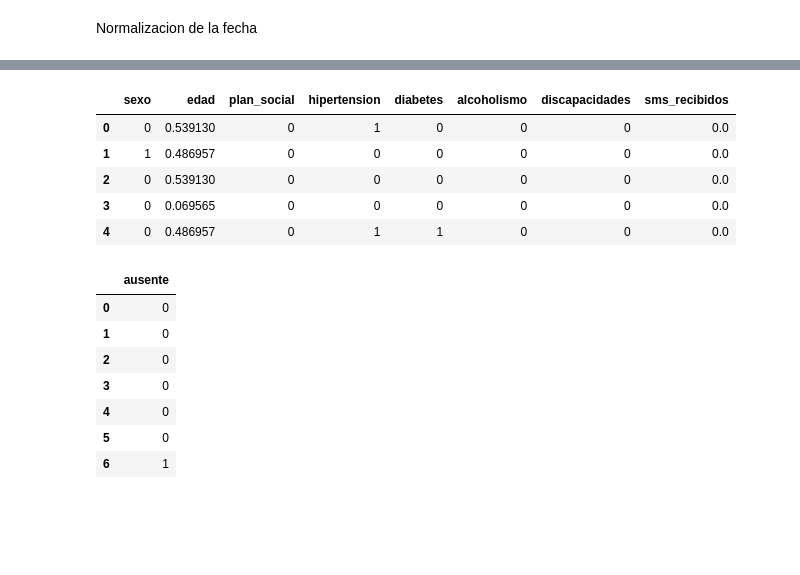
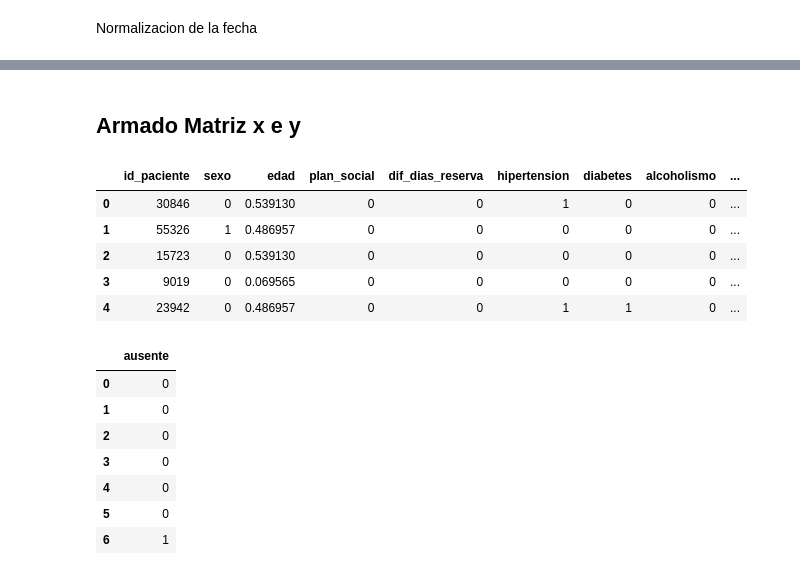
Before and after one commit to LucasMirandaD/Gestion-de-Datos, a Jupyter notebook: LM_Competencia_Ausentismo.ipynb, the cells around one changed output, grey strips where cells are left out. Drawn from its saved outputs; the diff is of its cells as text; code cells hidden in the pictures; blank space fills up the shorter version.

```diff
--- a/LM_Competencia_Ausentismo.ipynb
+++ b/LM_Competencia_Ausentismo.ipynb
@@ -106,6 +110,7 @@ datos['alcoholismo'] = datos['alcoholismo'].astype('category')
 datos['discapacidades'] = datos['discapacidades'].astype('category')
 datos['sms_recibidos'] = datos['sms_recibidos'].astype('category')
 datos['ausente'] = datos['ausente'].astype('category')
+datos['id_paciente'] = datos['id_paciente'].astype('category')
 
 datos.info()
 # %% [output]
@@ -145,16 +136,16 @@ datos.head(5)
 # %%
 datos['sexo'] = datos['sexo'].replace({'F': 0, 'M': 1})
-# %%
-# Convertir las columnas de fecha en formato datetime
-datos['dia_reserva_turno'] = pd.to_datetime(datos['dia_reserva_turno'])
-datos['dia_turno'] = pd.to_datetime(datos['dia_turno'])
-
-# Extraer el mes y el día de las columnas de fecha
-datos['mes_reserva_turno'] = datos['dia_reserva_turno'].dt.month
-datos['dia_reserva_turno'] = datos['dia_reserva_turno'].dt.day
-
-datos['mes_turno'] = datos['dia_turno'].dt.month
-datos['dia_turno'] = datos['dia_turno'].dt.day
+# %%
+# Extraer el día y el mes de la columna de fecha
+datos['dia_reserva_turno'] = pd.to_datetime(datos['dia_reserva_turno']).dt.day
+datos['mes_reserva_turno'] = pd.to_datetime(datos['dia_reserva_turno']).dt.month
+
+datos['dia_turno'] = pd.to_datetime(datos['dia_turno']).dt.day
+datos['mes_turno'] = pd.to_datetime(datos['dia_turno']).dt.month
+
+# Calcular la diferencia de días entre reserva y turno
+datos['dif_dias_reserva'] = datos['dia_turno'] - datos['dia_reserva_turno']
+datos['dif_meses_reserva'] = datos['mes_turno'] - datos['mes_reserva_turno']
 # %% [markdown]
 Normalizacion de datos numericos
 # %%
@@ -199,0 +198,9 @@ datos.head(5)
+# %%
+# Especificar el nuevo orden de las columnas
+new_columns = ['id', 'id_turno', 'cod_barrio', 'dia_reserva_turno', 'dia_turno', 'id_paciente', 'sexo', 'edad', 'plan_social', 'dif_dias_reserva', 'hipertension', 'diabetes', 'alcoholismo', 'discapacidades', 'sms_recibidos', 'ausente']
+
+# Reordenar las columnas utilizando reindex
+datos = datos.reindex(columns=new_columns)
+
+# Mostrar los datos actualizados
+datos.head(5)
@@ -200,11 +214,13 @@ datos.head(5)
+# %% [markdown]
+## Armado Matriz x e y
 # %%
-X=datos.iloc[:,6:14] #antes --> X=datos.iloc[:,0:11] incluia el id
+X=datos.iloc[:,5:15] #antes --> X=datos.iloc[:,0:11] incluia el id
 X.head(5)
 # %% [output]
-|  | sexo | edad | plan_social | hipertension | diabetes | alcoholismo | discapacidades | sms_recibidos |
-| 0 | 0 | 0.539130 | 0 | 1 | 0 | 0 | 0 | 0.0 |
-| 1 | 1 | 0.486957 | 0 | 0 | 0 | 0 | 0 | 0.0 |
-| 2 | 0 | 0.539130 | 0 | 0 | 0 | 0 | 0 | 0.0 |
-| 3 | 0 | 0.069565 | 0 | 0 | 0 | 0 | 0 | 0.0 |
-| 4 | 0 | 0.486957 | 0 | 1 | 1 | 0 | 0 | 0.0 |
+|  | id_paciente | sexo | edad | plan_social | dif_dias_reserva | hipertension | diabetes | alcoholismo | ... |
+| 0 | 30846 | 0 | 0.539130 | 0 | 0 | 1 | 0 | 0 | ... |
+| 1 | 55326 | 1 | 0.486957 | 0 | 0 | 0 | 0 | 0 | ... |
+| 2 | 15723 | 0 | 0.539130 | 0 | 0 | 0 | 0 | 0 | ... |
+| 3 | 9019 | 0 | 0.069565 | 0 | 0 | 0 | 0 | 0 | ... |
+| 4 | 23942 | 0 | 0.486957 | 0 | 0 | 1 | 1 | 0 | ... |
 # %%
```
Also changed, not shown: parts of 62 cells of this notebook.
